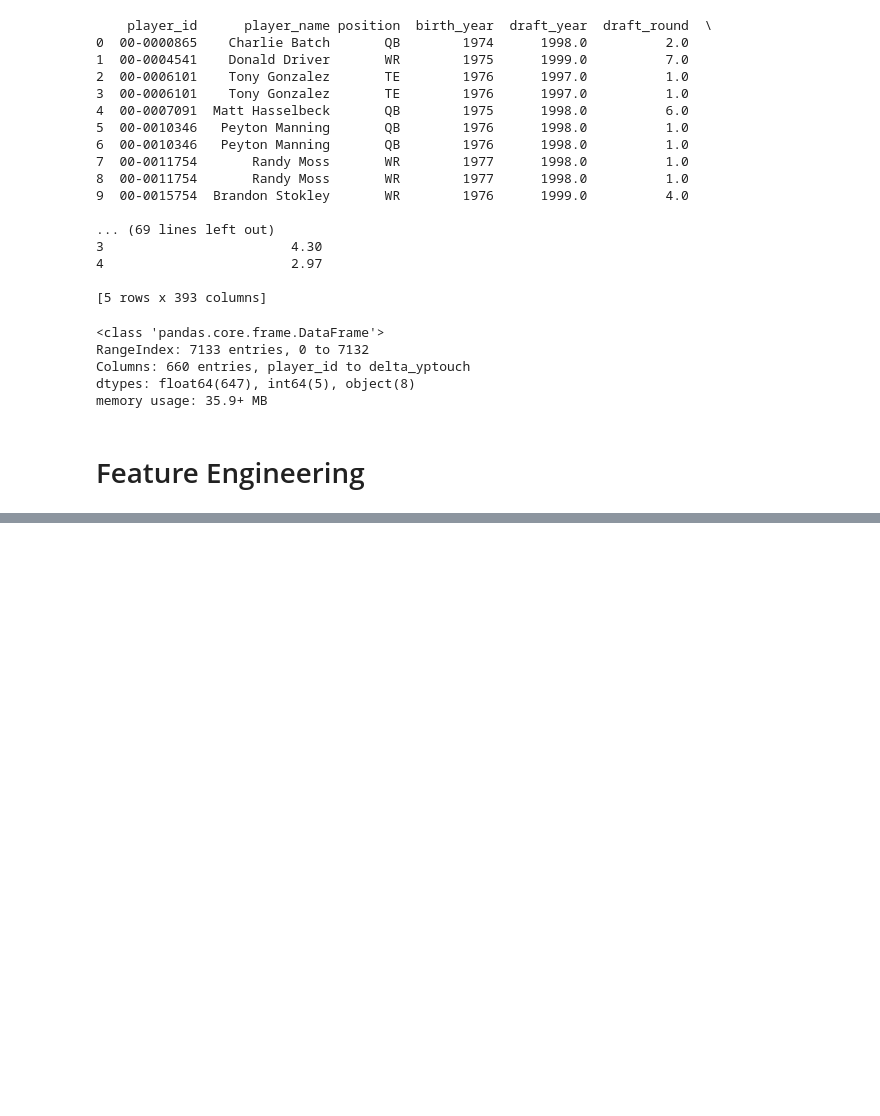
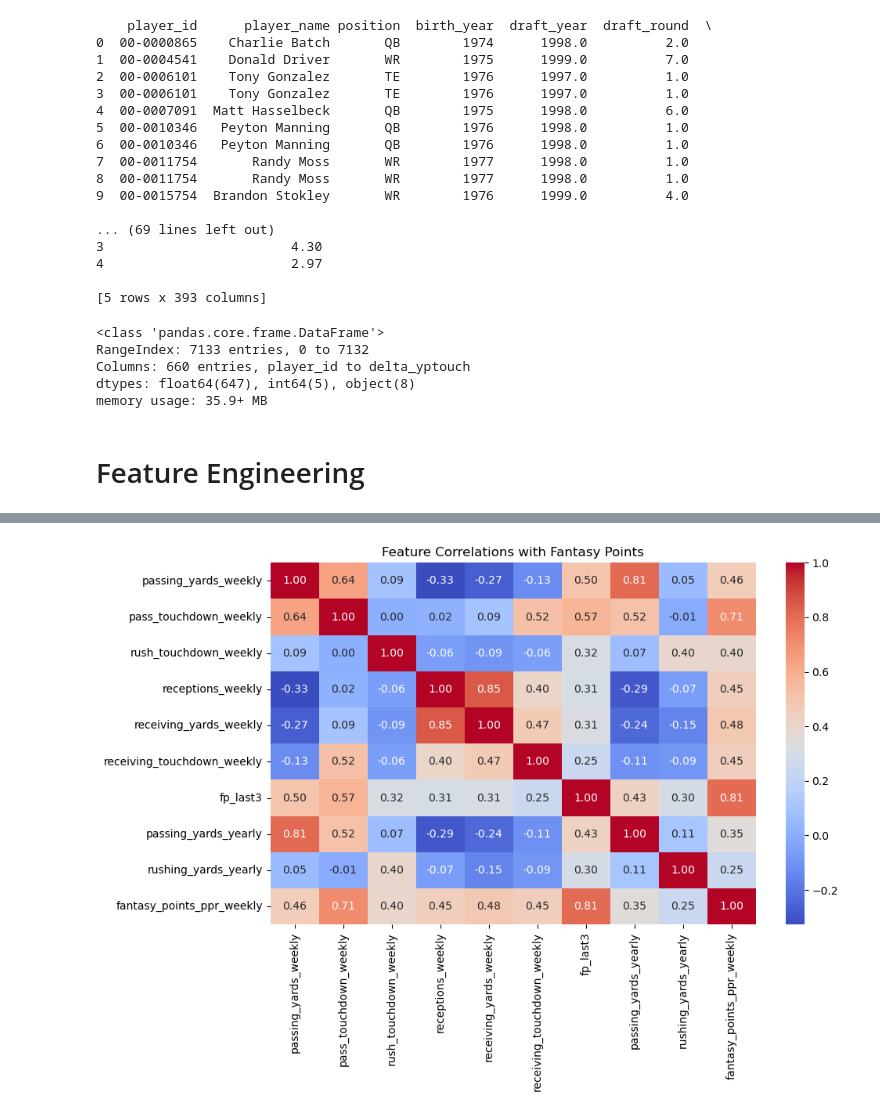
Before and after one commit to omendez930/fantasy-football-recommendations, a Jupyter notebook: draft_analysis.ipynb, the cells around one changed output, grey strips where cells are left out. Drawn from its saved outputs; the diff is of its cells as text; code cells hidden in the pictures; blank space fills up the shorter version.

Commit message:
Added Visualizations and attempted Forecasting for player

```diff
--- a/draft_analysis.ipynb
+++ b/draft_analysis.ipynb
@@ -90,7 +103,7 @@ weekly_data_off = weekly_data_off[weekly_data_off['games_played_season'] > 0]
 # Feature Engineering
 # %%
 #Keep some aggregate features
-yearly_features = yearly_data_off[['player_id', 'season', 'passing_yards','pass_touchdown',
+yearly_features = yearly_data_off[['player_id', 'player_name','season', 'passing_yards','pass_touchdown',
                                    'rushing_yards','rush_touchdown','receptions','receiving_yards',
                                    'receiving_touchdown','fantasy_points_ppr']]
 # %%
@@ -101,7 +114,7 @@ weekly_data_off['fp_last3'] = (
     weekly_data_off.groupby('player_id')['fantasy_points_ppr'].transform(lambda x: x.rolling(3, min_periods=1).mean())
 )
 
-weekly_features = weekly_data_off[['player_id','season','week','passing_yards','pass_touchdown',
+weekly_features = weekly_data_off[['player_id','player_name','season','week','passing_yards','pass_touchdown',
                                    'rushing_yards','rush_touchdown','receptions','receiving_yards',
                                    'receiving_touchdown','fantasy_points_ppr','fp_last3']]
 # %%
@@ -155,0 +202,8 @@ Linear Regression RSME: 1.908323988574615
+# %%
+# Correlation heatmap
+plt.figure(figsize=(10,6))
+sns.heatmap(df_model.corr(), annot=True, cmap="coolwarm", fmt=".2f")
+plt.title("Feature Correlations with Fantasy Points")
+plt.show()
+# %% [output]
+[figure, added]
```
Also changed, not shown: parts of 14 cells of this notebook.
